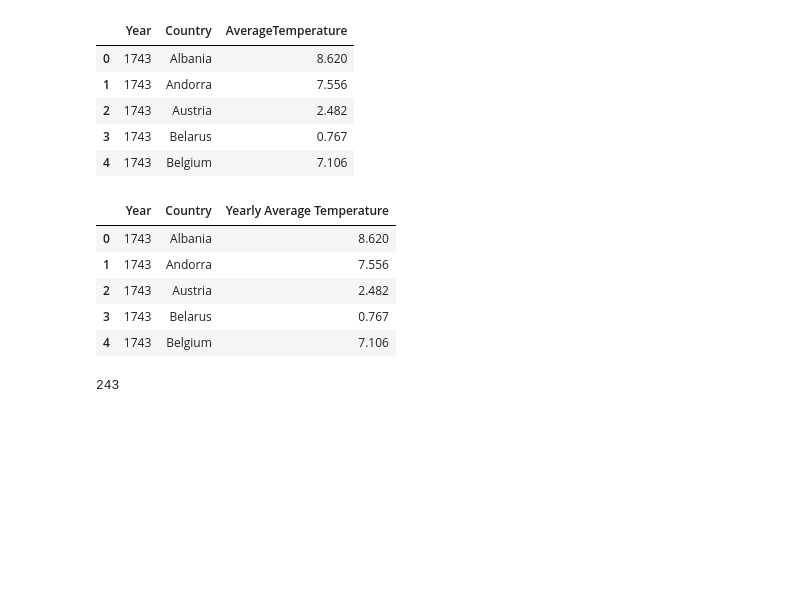
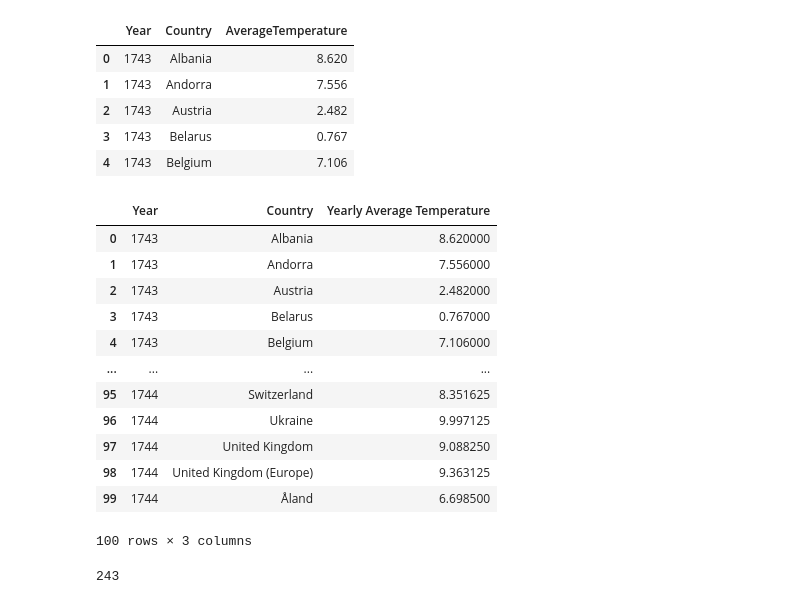
Before and after one commit to Sophiatun/Climate_Change_Analysis, a Jupyter notebook: COMPILED.ipynb, the cells around one changed output. Cells and saved outputs as stored; diff of their text form; code cells hidden in the pictures; blank space fills up the shorter version.

```diff
--- a/COMPILED.ipynb
+++ b/COMPILED.ipynb
@@ -111,16 +111,23 @@ country_df3.head()
 # %%
 # Rename the columns
 country_df4 = country_df3.rename(columns={'dt': 'Year', 'AverageTemperature': 'Yearly Average Temperature'})
 
 # Display the DataFrame with the average temperature for each year
-country_df4.head()
+country_df4.head(100)
 # %% [output]
 |  | Year | Country | Yearly Average Temperature |
-| 0 | 1743 | Albania | 8.620 |
-| 1 | 1743 | Andorra | 7.556 |
-| 2 | 1743 | Austria | 2.482 |
-| 3 | 1743 | Belarus | 0.767 |
-| 4 | 1743 | Belgium | 7.106 |
+| 0 | 1743 | Albania | 8.620000 |
+| 1 | 1743 | Andorra | 7.556000 |
+| 2 | 1743 | Austria | 2.482000 |
+| 3 | 1743 | Belarus | 0.767000 |
+| 4 | 1743 | Belgium | 7.106000 |
+| ... | ... | ... | ... |
+| 95 | 1744 | Switzerland | 8.351625 |
+| 96 | 1744 | Ukraine | 9.997125 |
+| 97 | 1744 | United Kingdom | 9.088250 |
+| 98 | 1744 | United Kingdom (Europe) | 9.363125 |
+| 99 | 1744 | Åland | 6.698500 |
+100 rows × 3 columns
 # %%
 # Determine the number of unique countries in the dataset
 country_df["Country"].unique()
```
Also changed, not shown: parts of 50 cells of this notebook.
